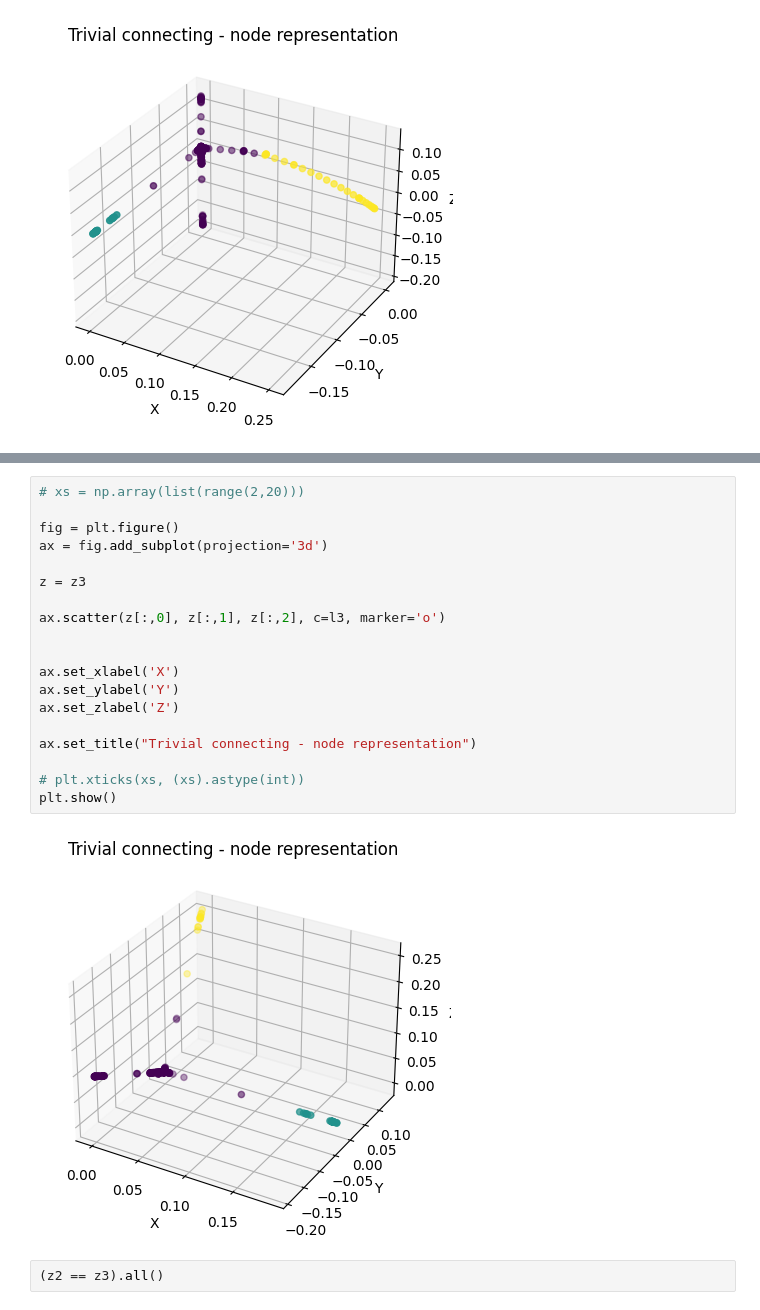
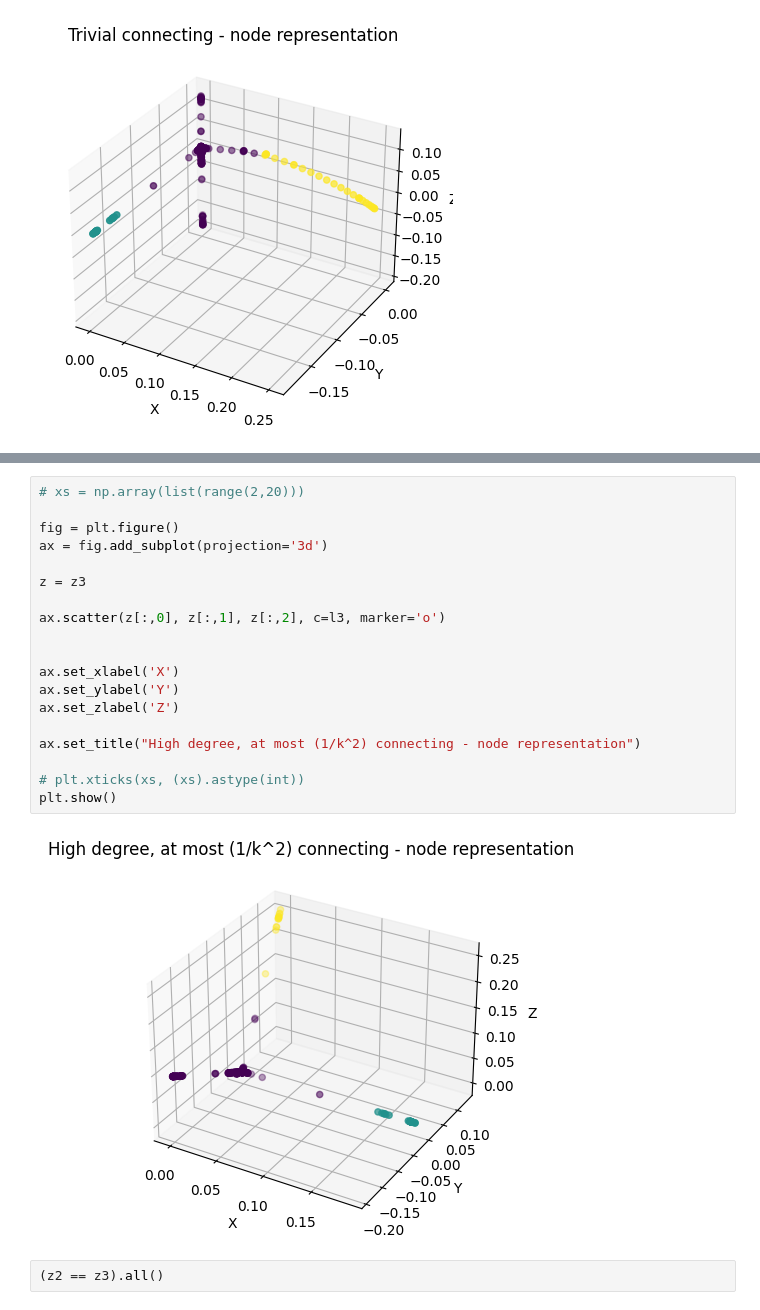
Before and after one commit to WronaPatryk/MLonGraphs, a Jupyter notebook: Project1/facevook_tv_show_tests.ipynb, the cells around one changed output, grey strips where cells are left out. Cells and saved outputs as stored; diff of their text form.

```diff
--- a/Project1/facevook_tv_show_tests.ipynb
+++ b/Project1/facevook_tv_show_tests.ipynb
@@ -422,24 +413,24 @@ plt.show()
 # %%
 # xs = np.array(list(range(2,20)))
 
 fig = plt.figure()
 ax = fig.add_subplot(projection='3d')
 
 z = z3
 
 ax.scatter(z[:,0], z[:,1], z[:,2], c=l3, marker='o')
 
 
 ax.set_xlabel('X')
 ax.set_ylabel('Y')
 ax.set_zlabel('Z')
 
-ax.set_title("Trivial connecting - node representation")
+ax.set_title("High degree, at most (1/k^2) connecting - node representation")
 
 # plt.xticks(xs, (xs).astype(int))
 plt.show()
 # %% [output]
-[figure, old version]
+[figure, new version]
 # %%
 (z2 == z3).all()
 # %% [output]
```
Also changed, not shown: parts of 3 cells of this notebook.
